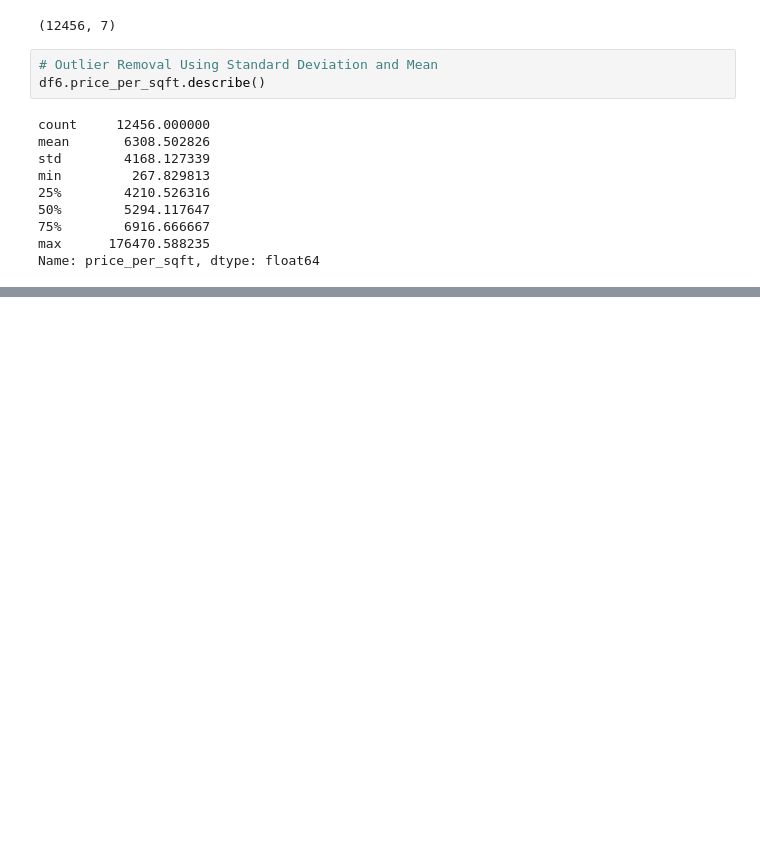
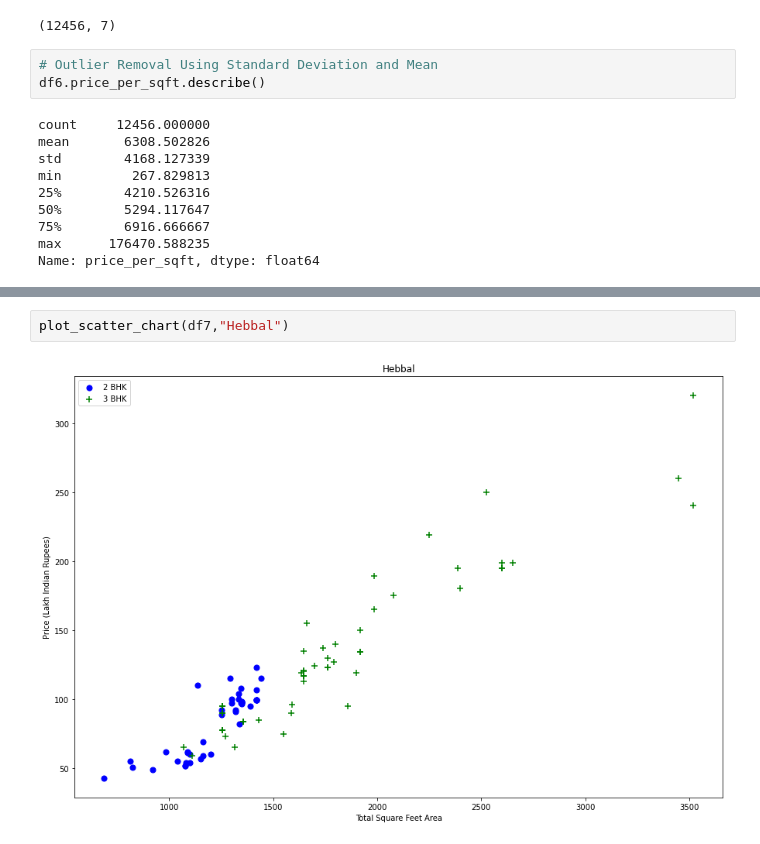
Before and after one commit to satishsingh21/housepricepredictionpreprocessing, a Jupyter notebook: housepriceBangalore.ipynb, the cells around one changed output, grey strips where cells are left out. Cells and saved outputs as stored; diff of their text form; blank space fills up the shorter version.

```diff
--- a/housepriceBangalore.ipynb
+++ b/housepriceBangalore.ipynb
@@ -273,0 +291,4 @@ df7.shape
+# %%
+plot_scatter_chart(df7,"Hebbal")
+# %% [output]
+[figure, added]
```
Also changed, not shown: parts of 7 cells of this notebook.
